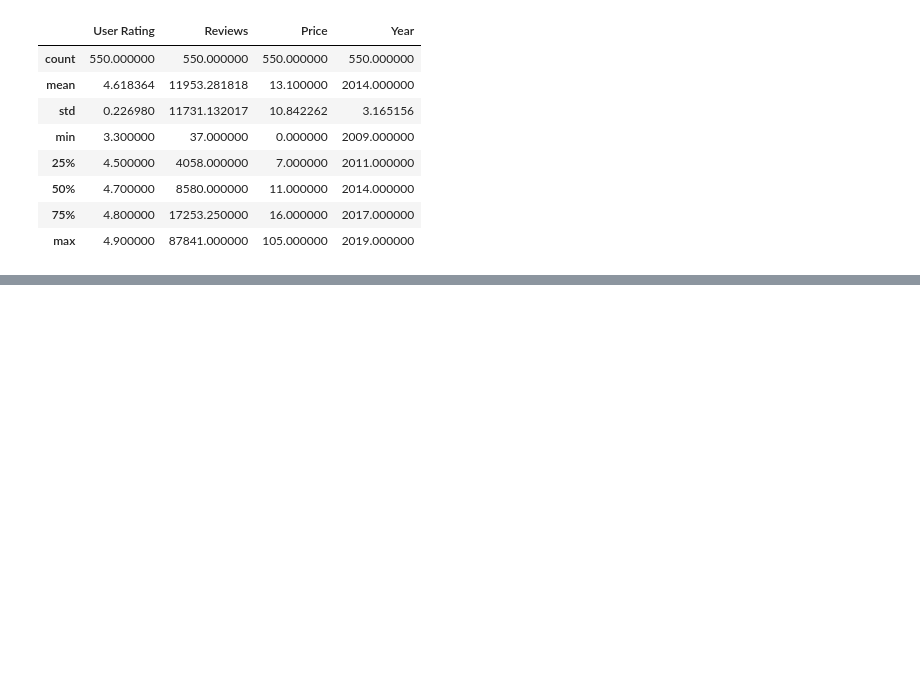
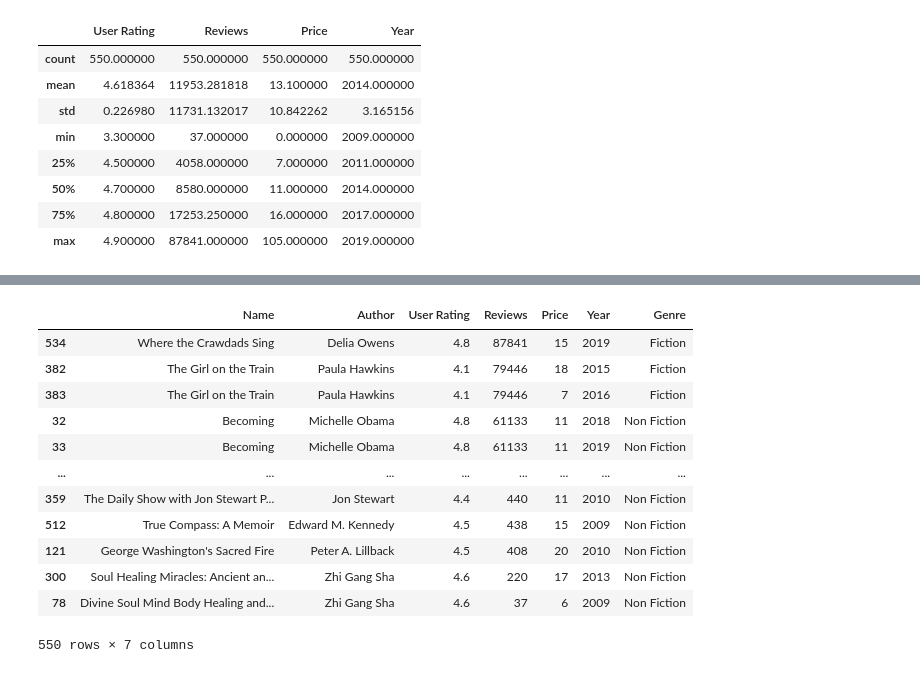
Before and after one commit to NevzatTaha/Top-50-sales-Hypothesis-Testing-and-EDA, a Jupyter notebook: Data Analytic and Visualisation.ipynb, the cells around one changed output, grey strips where cells are left out. Cells and saved outputs as stored; diff of their text form; code cells hidden in the pictures; blank space fills up the shorter version.

```diff
--- a/Data Analytic and Visualisation.ipynb
+++ b/Data Analytic and Visualisation.ipynb
@@ -69,0 +113,16 @@ def unique_value(df):
+# %%
+df.sort_values(by="Reviews",ascending=False)
+# %% [output]
+|  | Name | Author | User Rating | Reviews | Price | Year | Genre |
+| 534 | Where the Crawdads Sing | Delia Owens | 4.8 | 87841 | 15 | 2019 | Fiction |
+| 382 | The Girl on the Train | Paula Hawkins | 4.1 | 79446 | 18 | 2015 | Fiction |
+| 383 | The Girl on the Train | Paula Hawkins | 4.1 | 79446 | 7 | 2016 | Fiction |
+| 32 | Becoming | Michelle Obama | 4.8 | 61133 | 11 | 2018 | Non Fiction |
+| 33 | Becoming | Michelle Obama | 4.8 | 61133 | 11 | 2019 | Non Fiction |
+| ... | ... | ... | ... | ... | ... | ... | ... |
+| 359 | The Daily Show with Jon Stewart P... | Jon Stewart | 4.4 | 440 | 11 | 2010 | Non Fiction |
+| 512 | True Compass: A Memoir | Edward M. Kennedy | 4.5 | 438 | 15 | 2009 | Non Fiction |
+| 121 | George Washington's Sacred Fire | Peter A. Lillback | 4.5 | 408 | 20 | 2010 | Non Fiction |
+| 300 | Soul Healing Miracles: Ancient an... | Zhi Gang Sha | 4.6 | 220 | 17 | 2013 | Non Fiction |
+| 78 | Divine Soul Mind Body Healing and... | Zhi Gang Sha | 4.6 | 37 | 6 | 2009 | Non Fiction |
+550 rows × 7 columns
```
Also changed, not shown: parts of 18 cells of this notebook.
